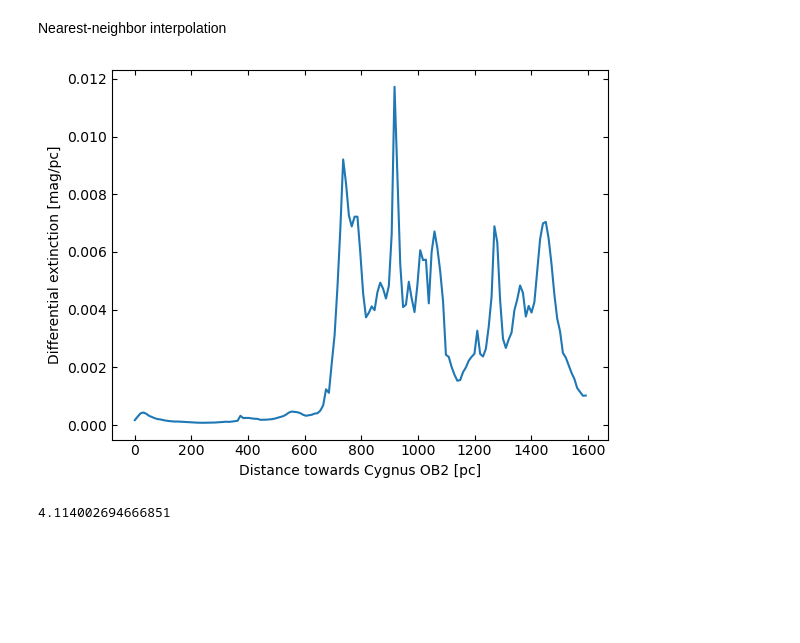
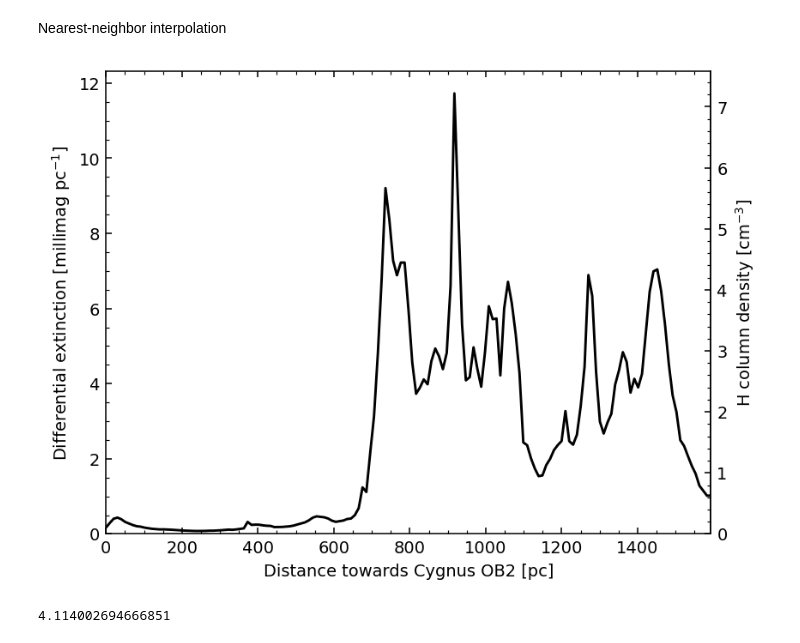
Before and after one commit to lodubay/DustBuster, a Jupyter notebook: projections.ipynb, the cells around one changed output. Drawn from its saved outputs; the diff is of its cells as text; code cells hidden in the pictures; blank space fills up the shorter version.

```diff
--- a/projections.ipynb
+++ b/projections.ipynb
@@ -17,6 +18,8 @@ plt.rcParams.update({
     'ytick.direction': 'in',
     'xtick.top': True,
     'ytick.right': True,
+    'figure.figsize': (6.5, 5),
+    'figure.dpi': 140,
 })
 # %%
 # import data
@@ -85,12 +133,31 @@ dist_arr = np.hypot(xarr-sun_pos[0], yarr-sun_pos[1], zarr-sun_pos[2])*gridstep_
 diff_ext = data[xarr.astype(int), yarr.astype(int), zarr.astype(int)]
 # %%
 fig, ax = plt.subplots()
-ax.plot(dist_arr, diff_ext)
+ax.plot(dist_arr, diff_ext*1e3, 'k-')
+ax.tick_params(axis='y', which='both', right=False)
+# add secondary axis for ISM density
+
+def diffext2density(x):
+    """Extinction density in mmag.pc^-1 to gas density in cm^-3"""
+    return x * 1e-3 * gas_to_dust / u.pc.to('cm')
+
+def density2diffext(x):
+    """Gas column density in cm^-3 to extinction in mmag.pc^-1"""
+    return (x * u.pc.to('cm') / gas_to_dust) * 1e-3
+
+secax = ax.secondary_yaxis('right', functions=(diffext2density, density2diffext))
+secax.set_ylabel(r'H column density [cm$^{-3}$]')
+secax.yaxis.set_minor_locator(MultipleLocator(0.2))
 ax.set_xlabel('Distance towards Cygnus OB2 [pc]')
-ax.set_ylabel('Differential extinction [mag/pc]')
+ax.set_ylabel(r'Differential extinction [millimag pc$^{-1}$]')
+ax.set_xlim((0, CygOB2_dist))
+ax.set_ylim((0, None))
+ax.xaxis.set_minor_locator(MultipleLocator(50))
+ax.yaxis.set_minor_locator(MultipleLocator(0.5))
+plt.savefig('plots/CygOB2_linear_extinction.png', dpi=300)
 plt.show()
 # %% [output]
-[figure, old version]
+[figure, new version]
 # %%
 ds = dist_arr[1] - dist_arr[0]
 sum(diff_ext * ds)
```
Also changed, not shown: parts of 7 cells of this notebook, 2 other files.
